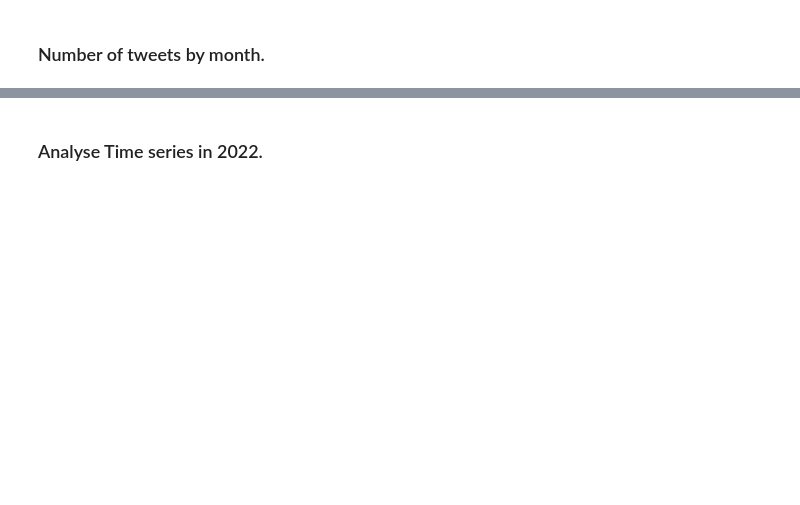
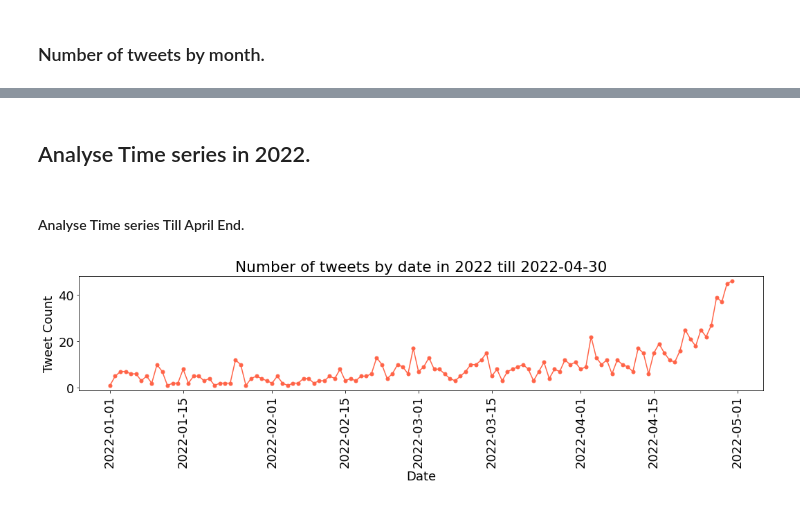
Before and after one commit to naamiinepal/IPV-detection, a Jupyter notebook: notebooks/analyze_tweets.ipynb, the cells around one changed output, grey strips where cells are left out. Drawn from its saved outputs; the diff is of its cells as text; code cells hidden in the pictures; blank space fills up the shorter version.

```diff
--- a/notebooks/analyze_tweets.ipynb
+++ b/notebooks/analyze_tweets.ipynb
@@ -110,2 +108,30 @@ plt.show()
 # %% [markdown]
-### Analyse Time series in 2022.
+## Analyse Time series in 2022.
+# %% [markdown]
+#### Analyse Time series Till April End.
+# %%
+in_2022 = df_tweet.loc[df_tweet.date.dt.year == 2022]
+
+
+# Group by counts.
+in_2022 = in_2022.groupby(df_tweet.date.dt.date).count()['text']
+
+# Till Apr end.
+till_apr_end = in_2022[:120]
+
+# Get the date of the most current tweet.
+max_date = '2022-04-30'
+
+# Plot.
+plt.figure(figsize = (10,8))
+plot = till_apr_end.plot(figsize = (15, 5), marker = ".", color = 'tomato', markersize = 10)   # Only till April End.
+
+# Plot settings.
+plt.xticks(rotation = 90)
+plt.xlabel('Date')
+plt.ylabel('Tweet Count')
+plt.title(f'Number of tweets by date in 2022 till {max_date}')
+plt.tight_layout()
+plt.show()
+# %% [output]
+[figure, added]
```
Also changed, not shown: parts of 11 cells of this notebook.
